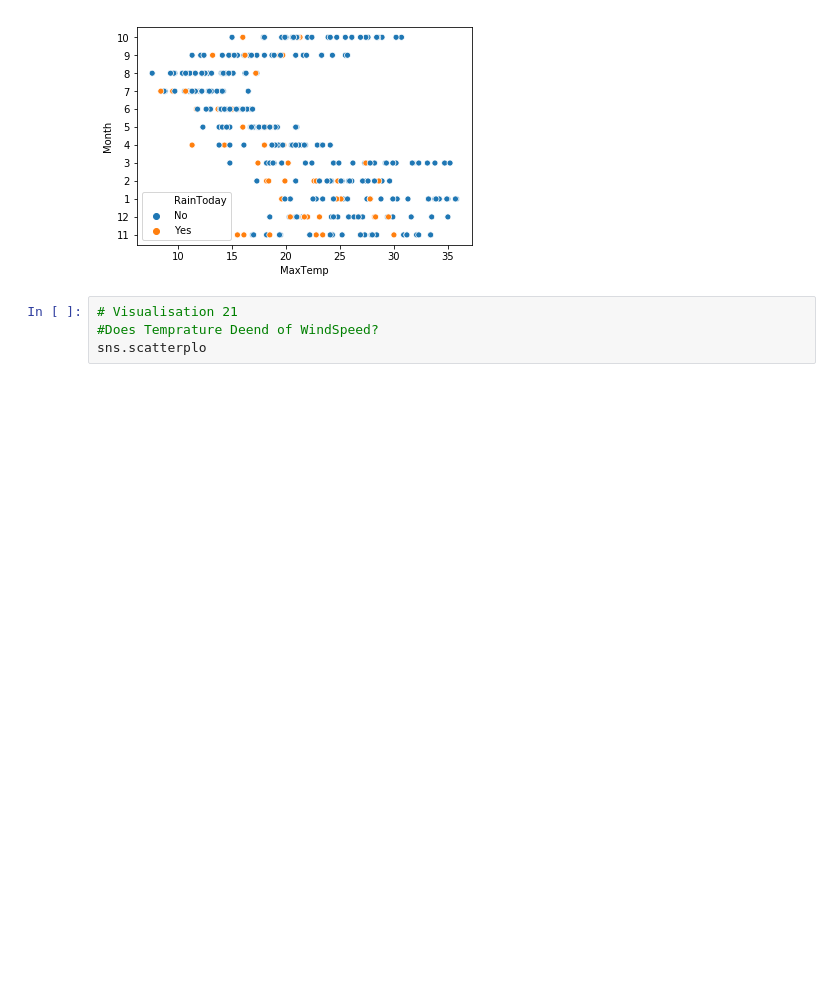
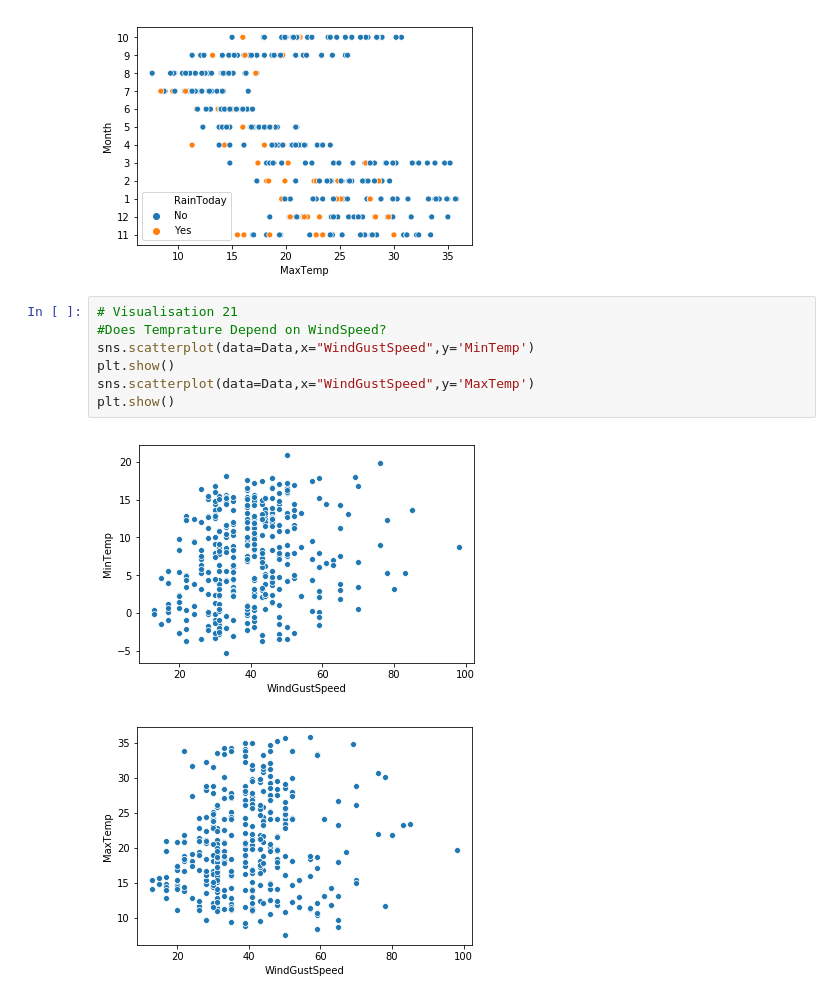
Before and after one commit to AjishKalia99/AI-ML, a Jupyter notebook: Assignments/Assignment 6/Assignment 6.ipynb, the cells around one changed output. Cells and saved outputs as stored; diff of their text form; blank space fills up the shorter version.

```diff
--- a/Assignments/Assignment 6/Assignment 6.ipynb
+++ b/Assignments/Assignment 6/Assignment 6.ipynb
@@ -161,7 +161,13 @@ plt.show()
 # %% [output]
 [figure]
 [figure]
-# %%
-# Visualisation 21
-#Does Temprature Deend of WindSpeed?
-sns.scatterplo
+# %%
+# Visualisation 21
+#Does Temprature Depend on WindSpeed?
+sns.scatterplot(data=Data,x="WindGustSpeed",y='MinTemp')
+plt.show()
+sns.scatterplot(data=Data,x="WindGustSpeed",y='MaxTemp')
+plt.show()
+# %% [output]
+[figure, added]
+[figure, added]
```
